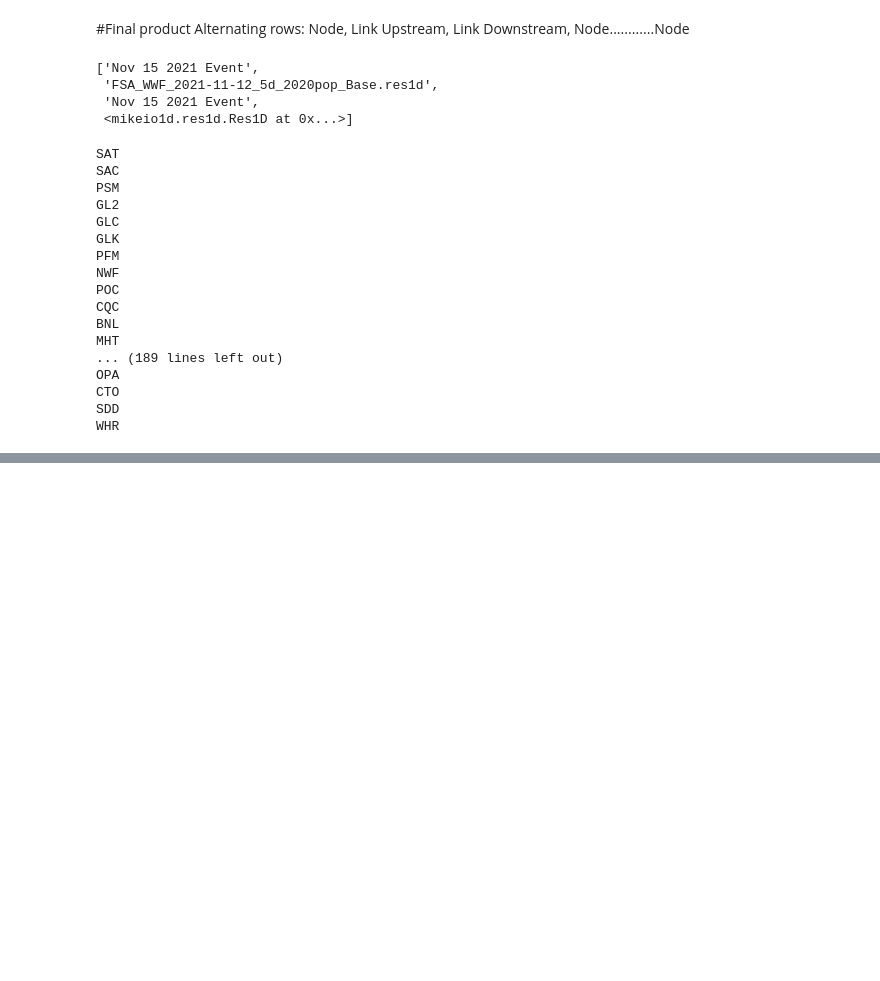
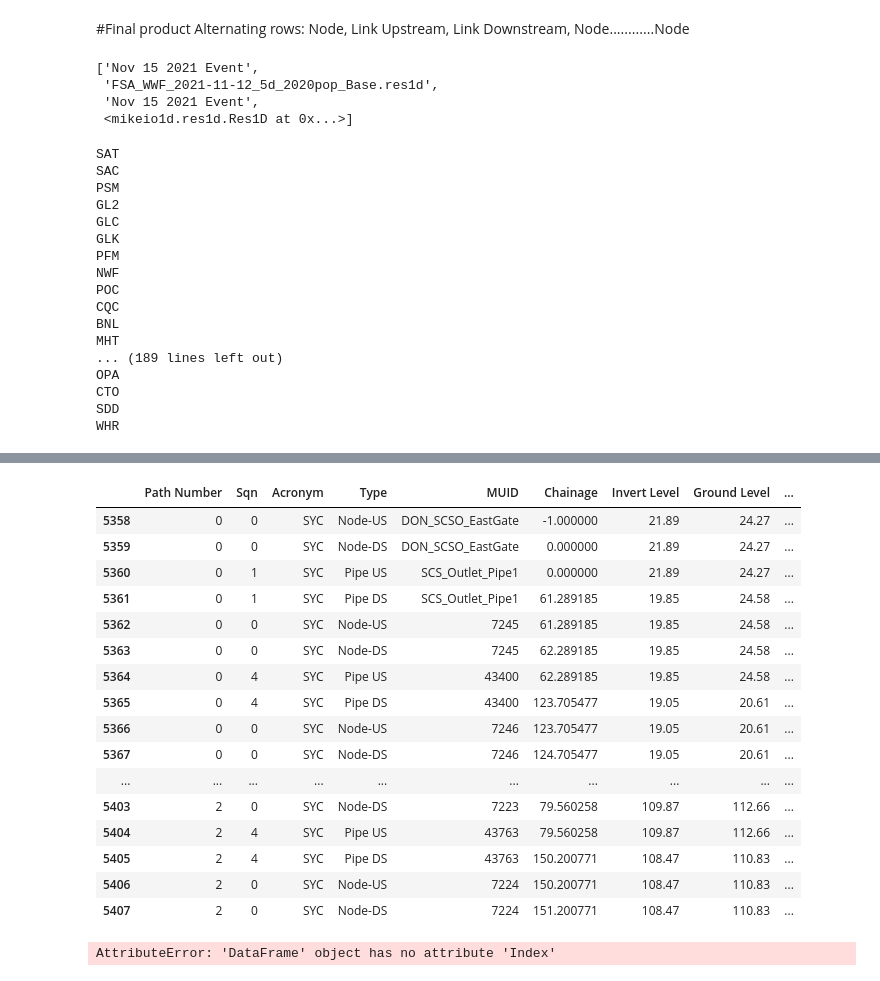
Before and after one commit to henriklocke/Result_Lookup, a Jupyter notebook: Long_Sections.ipynb, the cells around one changed output, grey strips where cells are left out. Cells and saved outputs as stored; diff of their text form; code cells hidden in the pictures; blank space fills up the shorter version.

```diff
--- a/Long_Sections.ipynb
+++ b/Long_Sections.ipynb
@@ -33,6 +33,7 @@ for m in master_list:
 result_folder = r"J:\SEWER_AREA_MODELS\FSA\03_SIMULATION_WORK\Always_Latest_Master_Model_Simulations_FSA\Model"
 node_df = pd.read_csv(result_folder + '\\ls_nodes.csv',dtype={'Node': str})
 node_df.set_index('Node',inplace=True)
+node_df['Asset Name'].fillna('',inplace=True)
 pipe_df = pd.read_csv(result_folder + '\\ls_pipes.csv',dtype={'Pipe': str,'FromNode': str,'ToNode': str})
 pipe_df.set_index('Pipe',inplace=True)
 # %% [markdown]
@@ -84,6 +85,8 @@ r
 math.isnan(pipe_df.loc['48502','DwLevel'])
 # %%
 missing_pipes = []
+
+node_delta_xs = [['US',-1],['DS',0]]
 
 acronyms = list(pipe_df.Acronym.unique())
 paths = []
@@ -97,7 +100,7 @@ for acronym in acronyms:
 
     pipe_index_df = pipe_df[pipe_df.Acronym==acronym].copy()
 
-    while len(pipe_index_df)>1:
+    while len(pipe_index_df)>0:
 
 
         start_pipes = []
@@ -116,12 +119,14 @@ for acronym in acronyms:
             pipe = start_pipe
 
             path = []
-            point = [path_no,0,acronym,'Node',node,chainage,Node(node).invert(),
-                     Node(node).ground(),Node(node).soh(),Node(node).asset_name(),Node(node).cover(),
-                    Pipe(pipe).height(),Pipe(pipe).height()+Pipe(pipe).uplevel()]
-            for r in result_list:
-                point.append(max(r[3].query.GetNodeValues(node, "WaterLevel")))
-            path.append(point)
+
+            for node_delta_x in node_delta_xs:
+                point = [path_no,0,acronym,'Node-'+node_delta_x[0],node,chainage+node_delta_x[1],Node(node).invert(),
+                         Node(node).ground(),Node(node).soh(),Node(node).asset_name(),Node(node).cover(),
+                        np.nan,np.nan]
+                for r in result_list:
+                    point.append(max(r[3].query.GetNodeValues(node, "WaterLevel")))
+                path.append(point)
 
             i = 0
             while exit_path == False and i < 1000:
@@ -139,7 +144,7 @@ for acronym in acronyms:
                 node = pipe_index_df.loc[pipe,'ToNode']
 
 
-                point = [path_no,i*3+1,acronym,'Pipe DS',pipe,chainage,Pipe(pipe).dwlevel(),
+                point = [path_no,i*3+1,acronym,'Pipe DS',pipe,chainage-1,Pipe(pipe).dwlevel(),
                              Node(node).ground(),Node(node).soh(),Node(node).asset_name(),Node(node).cover(),
                             Pipe(pipe).height(),Pipe(pipe).height()+Pipe(pipe).dwlevel()]
 
@@ -148,11 +153,17 @@ for acronym in acronyms:
 
                 path.append(point)
 
-                point = [path_no,i*3+3,acronym,'Node',node,chainage,Node(node).invert(),
-                             Node(node).ground(),Node(node).soh(),Node(node).asset_name(),Node(node).cover(),
-                            Pipe(pipe).height(),Pipe(pipe).height()+Pipe(pipe).dwlevel()]
 
-                path.append(point)
+                for node_delta_x in node_delta_xs:
+                    point = [path_no,0,acronym,'Node-'+node_delta_x[0],node,chainage+node_delta_x[1],Node(node).invert(),
+                                 Node(node).ground(),Node(node).soh(),Node(node).asset_name(),Node(node).cover(),
+                                np.nan,np.nan]
+
+                    for r in result_list:
+                        point.append(max(r[3].query.GetNodeValues(node, "WaterLevel")))
+
+
+                    path.append(point)
 
                 pipe_index_df.drop(pipe,inplace=True)
 
@@ -290,0 +354,24 @@ fig.show()
+# %%
+path_df[path_df.Acronym=='SYC'].head(50)
+# %% [output]
+|  | Path Number | Sqn | Acronym | Type | MUID | Chainage | Invert Level | Ground Level | ... |
+| 5358 | 0 | 0 | SYC | Node-US | DON_SCSO_EastGate | -1.000000 | 21.89 | 24.27 | ... |
+| 5359 | 0 | 0 | SYC | Node-DS | DON_SCSO_EastGate | 0.000000 | 21.89 | 24.27 | ... |
+| 5360 | 0 | 1 | SYC | Pipe US | SCS_Outlet_Pipe1 | 0.000000 | 21.89 | 24.27 | ... |
+| 5361 | 0 | 1 | SYC | Pipe DS | SCS_Outlet_Pipe1 | 61.289185 | 19.85 | 24.58 | ... |
+| 5362 | 0 | 0 | SYC | Node-US | 7245 | 61.289185 | 19.85 | 24.58 | ... |
+| 5363 | 0 | 0 | SYC | Node-DS | 7245 | 62.289185 | 19.85 | 24.58 | ... |
+| 5364 | 0 | 4 | SYC | Pipe US | 43400 | 62.289185 | 19.85 | 24.58 | ... |
+| 5365 | 0 | 4 | SYC | Pipe DS | 43400 | 123.705477 | 19.05 | 20.61 | ... |
+| 5366 | 0 | 0 | SYC | Node-US | 7246 | 123.705477 | 19.05 | 20.61 | ... |
+| 5367 | 0 | 0 | SYC | Node-DS | 7246 | 124.705477 | 19.05 | 20.61 | ... |
+| ... | ... | ... | ... | ... | ... | ... | ... | ... | ... |
+| 5403 | 2 | 0 | SYC | Node-DS | 7223 | 79.560258 | 109.87 | 112.66 | ... |
+| 5404 | 2 | 4 | SYC | Pipe US | 43763 | 79.560258 | 109.87 | 112.66 | ... |
+| 5405 | 2 | 4 | SYC | Pipe DS | 43763 | 150.200771 | 108.47 | 110.83 | ... |
+| 5406 | 2 | 0 | SYC | Node-US | 7224 | 150.200771 | 108.47 | 110.83 | ... |
+| 5407 | 2 | 0 | SYC | Node-DS | 7224 | 151.200771 | 108.47 | 110.83 | ... |
+# %%
+node_df
+# %% [output]
+AttributeError: 'DataFrame' object has no attribute 'Index'
```
Also changed, not shown: parts of 20 cells of this notebook.
